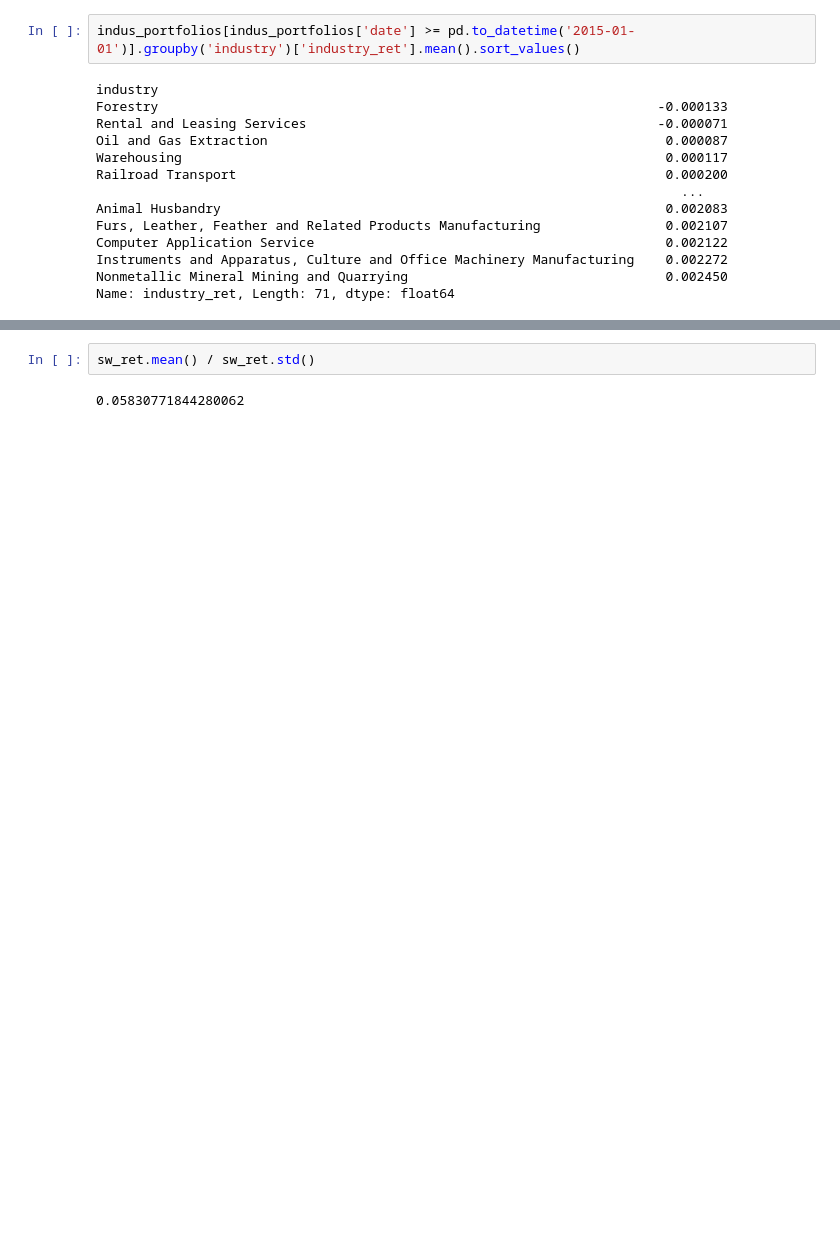
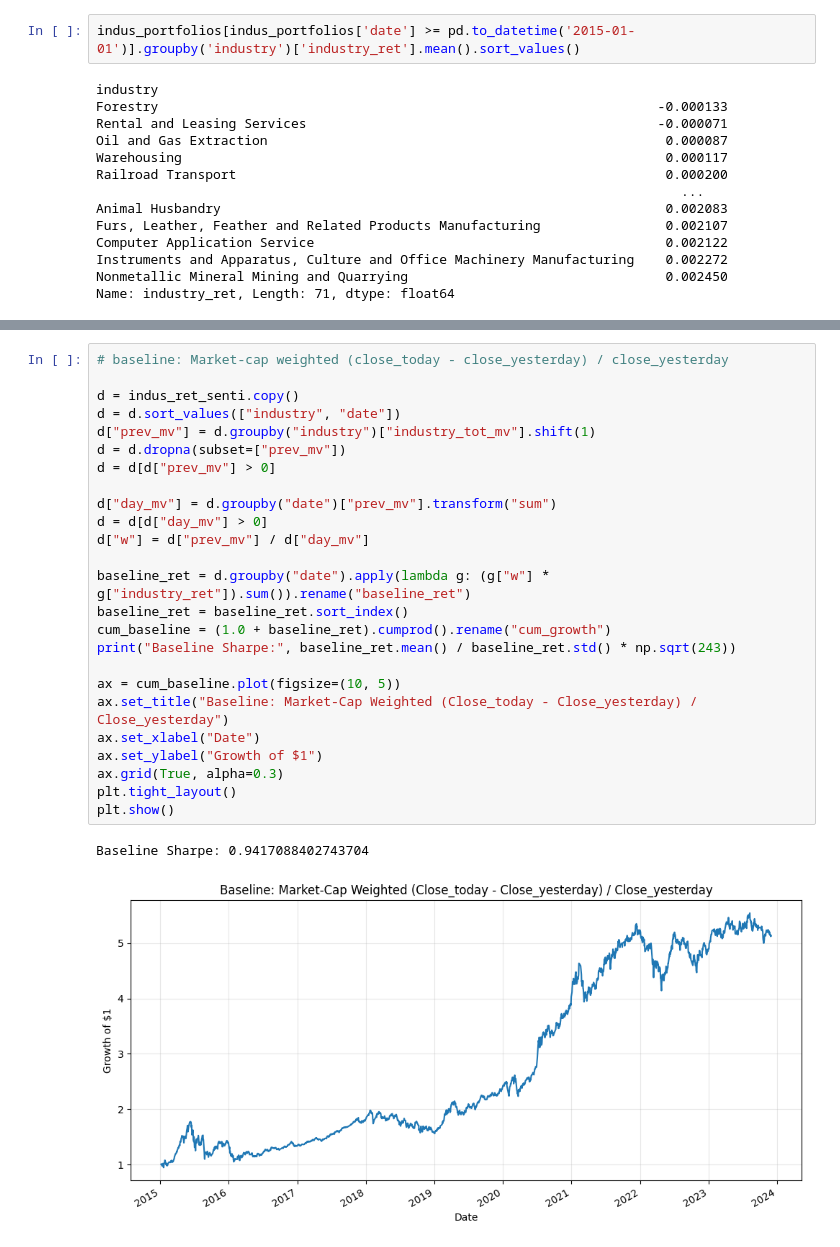
Before and after one commit to frankyaoxiao/chinese-stock-market, a Jupyter notebook: strategy.ipynb, the cells around one changed output, grey strips where cells are left out. Drawn from its saved outputs; the diff is of its cells as text; blank space fills up the shorter version.

```diff
--- a/strategy.ipynb
+++ b/strategy.ipynb
@@ -346,4 +377,28 @@ plt.show()
 # %%
-sw_ret.mean() / sw_ret.std()
+# baseline: Market-cap weighted (close_today - close_yesterday) / close_yesterday
+
+d = indus_ret_senti.copy()
+d = d.sort_values(["industry", "date"])
+d["prev_mv"] = d.groupby("industry")["industry_tot_mv"].shift(1)
+d = d.dropna(subset=["prev_mv"])
+d = d[d["prev_mv"] > 0]
+
+d["day_mv"] = d.groupby("date")["prev_mv"].transform("sum")
+d = d[d["day_mv"] > 0]
+d["w"] = d["prev_mv"] / d["day_mv"]
+
+baseline_ret = d.groupby("date").apply(lambda g: (g["w"] * g["industry_ret"]).sum()).rename("baseline_ret")
+baseline_ret = baseline_ret.sort_index()
+cum_baseline = (1.0 + baseline_ret).cumprod().rename("cum_growth")
+print("Baseline Sharpe:", baseline_ret.mean() / baseline_ret.std() * np.sqrt(243))
+
+ax = cum_baseline.plot(figsize=(10, 5))
+ax.set_title("Baseline: Market-Cap Weighted (Close_today - Close_yesterday) / Close_yesterday")
+ax.set_xlabel("Date")
+ax.set_ylabel("Growth of $1")
+ax.grid(True, alpha=0.3)
+plt.tight_layout()
+plt.show()
 # %% [output]
-0.05830771844280062
+Baseline Sharpe: 0.9417088402743704
+[figure, added]
```
Also changed, not shown: parts of 11 cells of this notebook.
